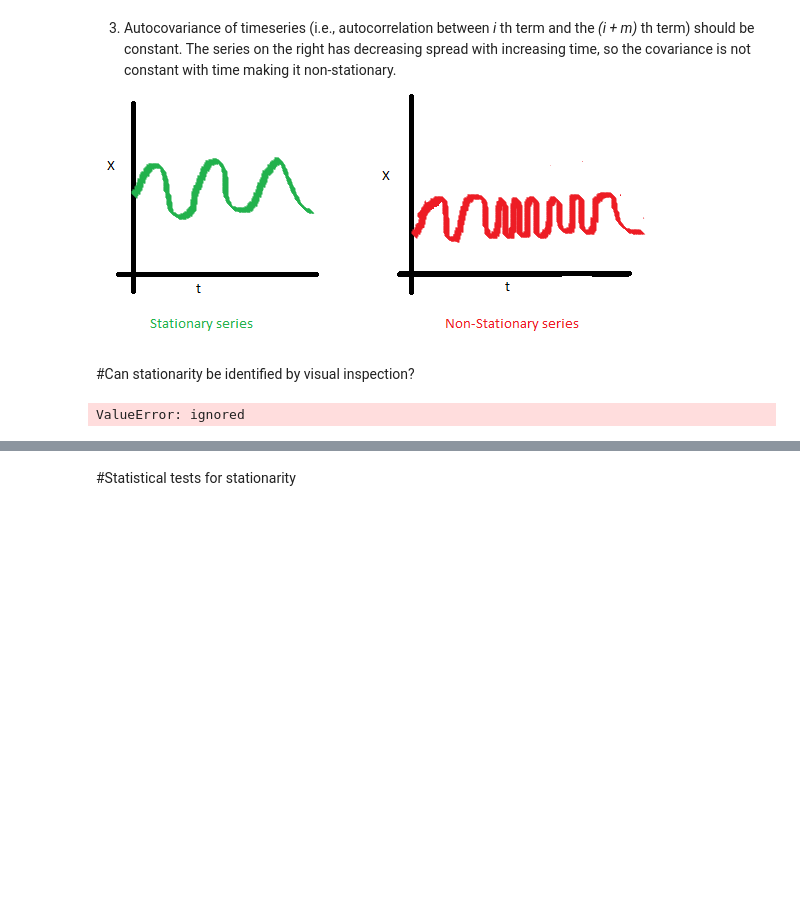
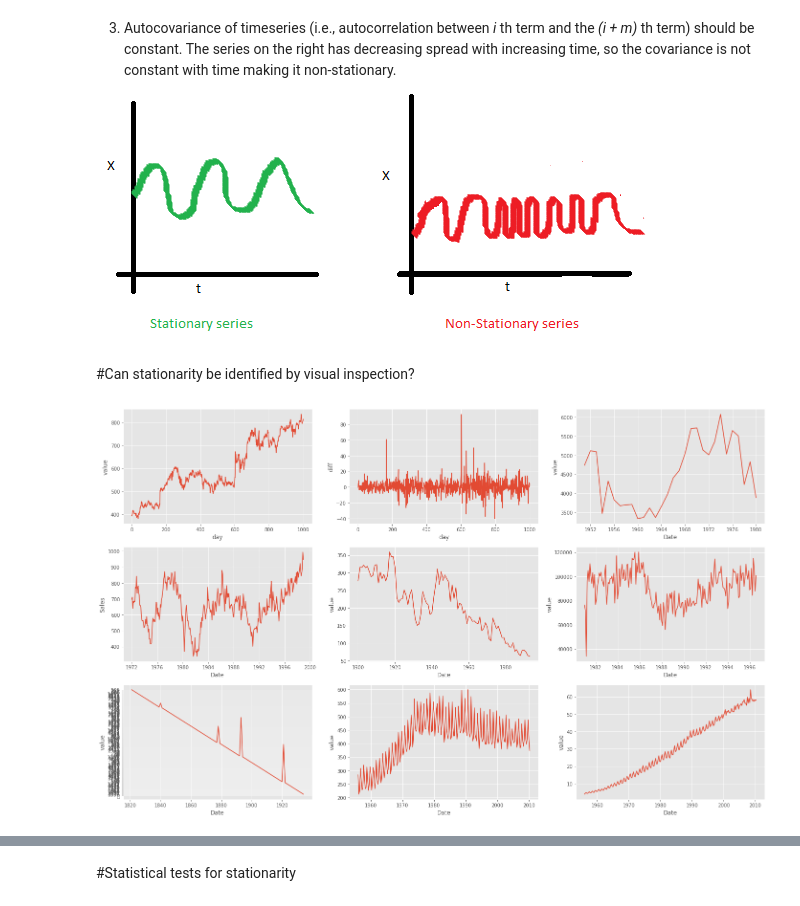
Before and after one commit to tdevip/TSA, a Jupyter notebook: 2 Stationarity and white noise/1 What is a stationary time series.ipynb, the cells around one changed output, grey strips where cells are left out. Saved outputs shown, nothing was run; the diff lists cells and outputs as text; code cells hidden in the pictures; blank space fills up the shorter version.

```diff
--- a/2 Stationarity and white noise/1 What is a stationary time series.ipynb
+++ b/2 Stationarity and white noise/1 What is a stationary time series.ipynb
@@ -40,14 +40,25 @@ Stationarity is defined using very strict criterion. However, in practice a time
 # %%
 dt_parser = lambda x: pd.to_datetime(x, format='%d/%m/%Y', errors='coerce')
 df1 = pd.read_csv('https://raw.githubusercontent.com/tdevip/TSA/master/data-raw/goog.csv', index_col='day')
 df1['value1'] = df1.shift(1)
 df1['diff'] = df1.value - df1.value1;
 df3 = pd.read_csv('https://raw.githubusercontent.com/tdevip/TSA/master/data-raw/strikes.csv', parse_dates=['Date'], index_col='Date')
 df4 = pd.read_csv('https://raw.githubusercontent.com/tdevip/TSA/master/data-raw/HSN1F.csv', parse_dates=['Date'], index_col='Date', date_parser=dt_parser)
 df5 = pd.read_csv('https://raw.githubusercontent.com/tdevip/TSA/master/data-raw/eggs.csv', parse_dates=['Date'], index_col='Date')
 df6 = pd.read_csv('https://raw.githubusercontent.com/tdevip/TSA/master/data-raw/pigs.csv', parse_dates=['Date'], index_col='Date', date_parser=dt_parser)
 df7 = pd.read_csv('https://raw.githubusercontent.com/tdevip/TSA/master/data-raw/LYNX.csv', parse_dates=['Date'], index_col='Date')
 df8 = pd.read_csv('https://raw.githubusercontent.com/tdevip/TSA/master/data-raw/ausbeer.csv', parse_dates=['Date'], index_col='Date', date_parser=dt_parser)
-df8.head()
+df9 = pd.read_csv('https://raw.githubusercontent.com/tdevip/TSA/master/data-raw/qauselec.csv', parse_dates=['Date'], index_col='Date', date_parser=dt_parser)
+
+fig, ax = plt.subplots(3, 3, figsize=(24,15))
+sn.lineplot(x='day', y='value', data=df1, ax=ax[0,0])
+sn.lineplot(x='day', y='diff', data=df1, ax=ax[0,1])
+sn.lineplot(x='Date', y='value', data=df3, ax=ax[0,2])
+sn.lineplot(x='Date', y='Sales', data=df4, ax=ax[1,0])
+sn.lineplot(x='Date', y='value', data=df5, ax=ax[1,1])
+sn.lineplot(x='Date', y='value', data=df6, ax=ax[1,2])
+sn.lineplot(x='Date', y='value', data=df7, ax=ax[2,0])
+sn.lineplot(x='Date', y='value', data=df8, ax=ax[2,1])
+sn.lineplot(x='Date', y='value', data=df9, ax=ax[2,2]);
 # %% [output]
-ValueError: ignored
+[figure, added]
```
Also changed, not shown: parts of 1 cell of this notebook, 1 other file.
